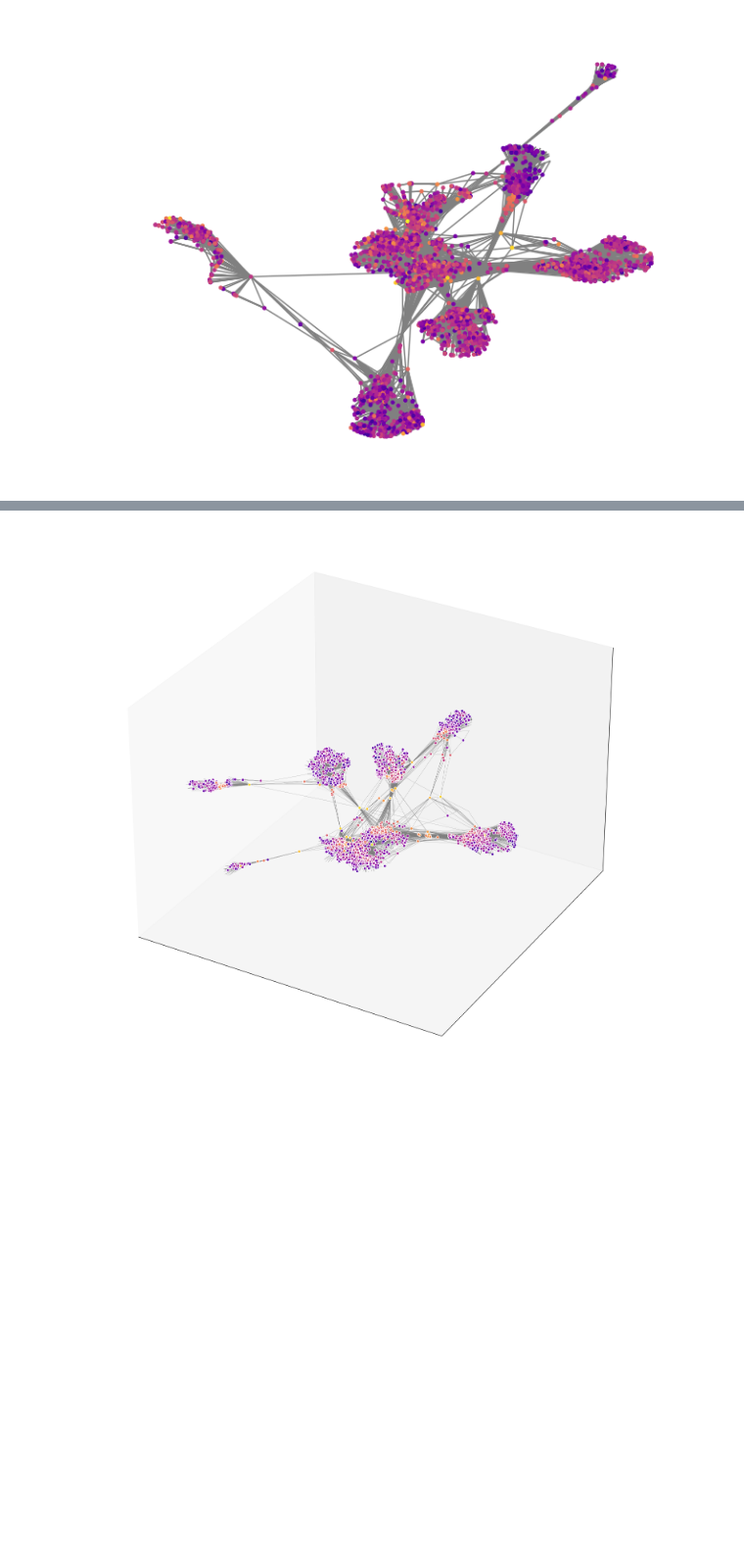
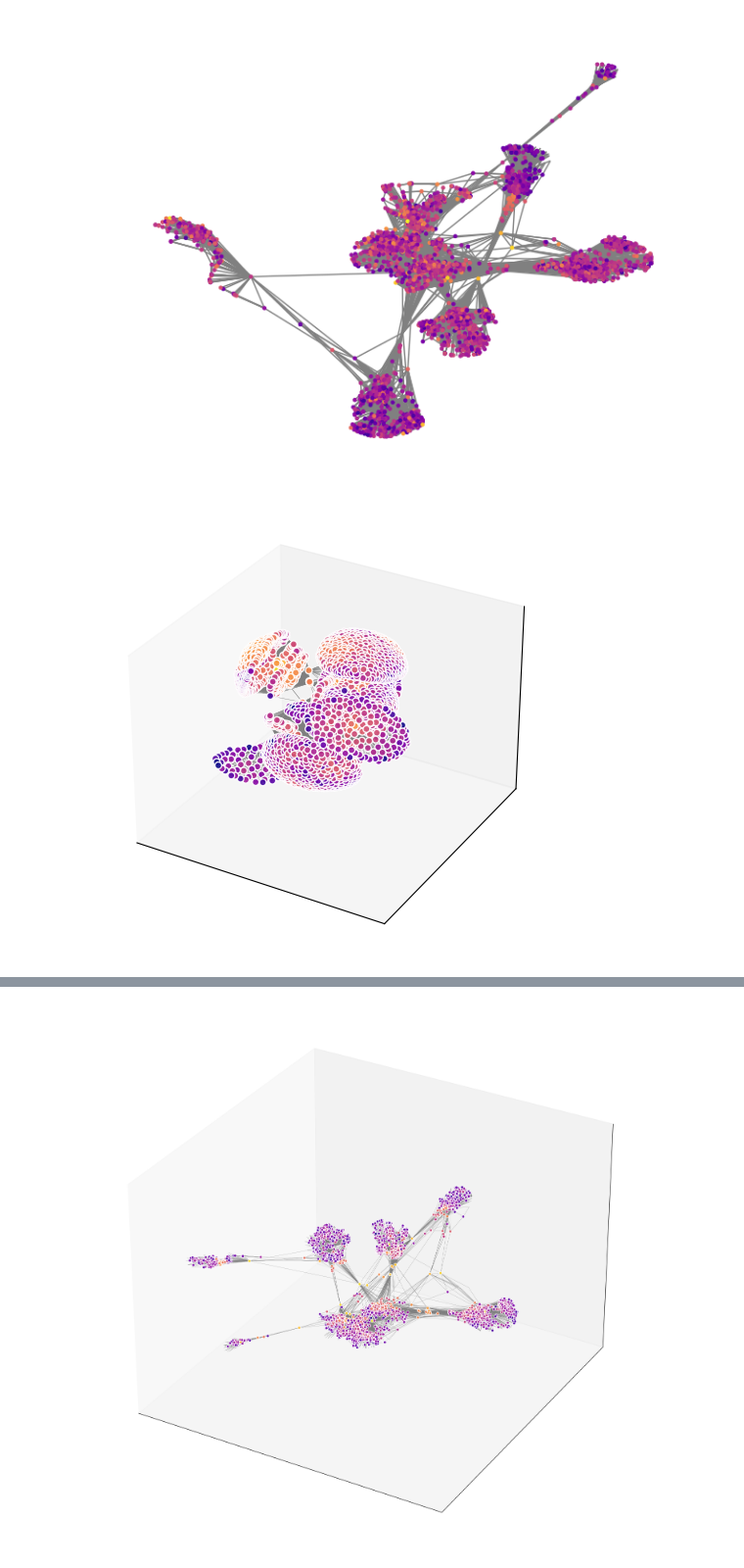
Before and after one commit to Lipiecki/networks-complex-systems, a Jupyter notebook: network_vis.ipynb, the cells around one changed output, grey strips where cells are left out. Shown at 98% size. Drawn from its saved outputs; the diff is of its cells as text; code cells hidden in the pictures; blank space fills up the shorter version.

```diff
--- a/network_vis.ipynb
+++ b/network_vis.ipynb
@@ -66,4 +66,8 @@ nx.draw(G, pos=nx.spring_layout(G, dim = 2, seed = 520), node_size=5, with_label
 nx.draw(G, pos=nx.spring_layout(G, dim = 2, seed = 220), node_size=5, with_labels=False, node_color = node_colors2, cmap="plasma", edge_color = "gray")
 # %% [output]
 [figure]
+# %%
+pos = nx.kamada_kawai_layout(G, dim=3)
+# %% [output]
+[figure, added]
 # %%
```
Also changed, not shown: parts of 1 cell of this notebook, 1 other file.
